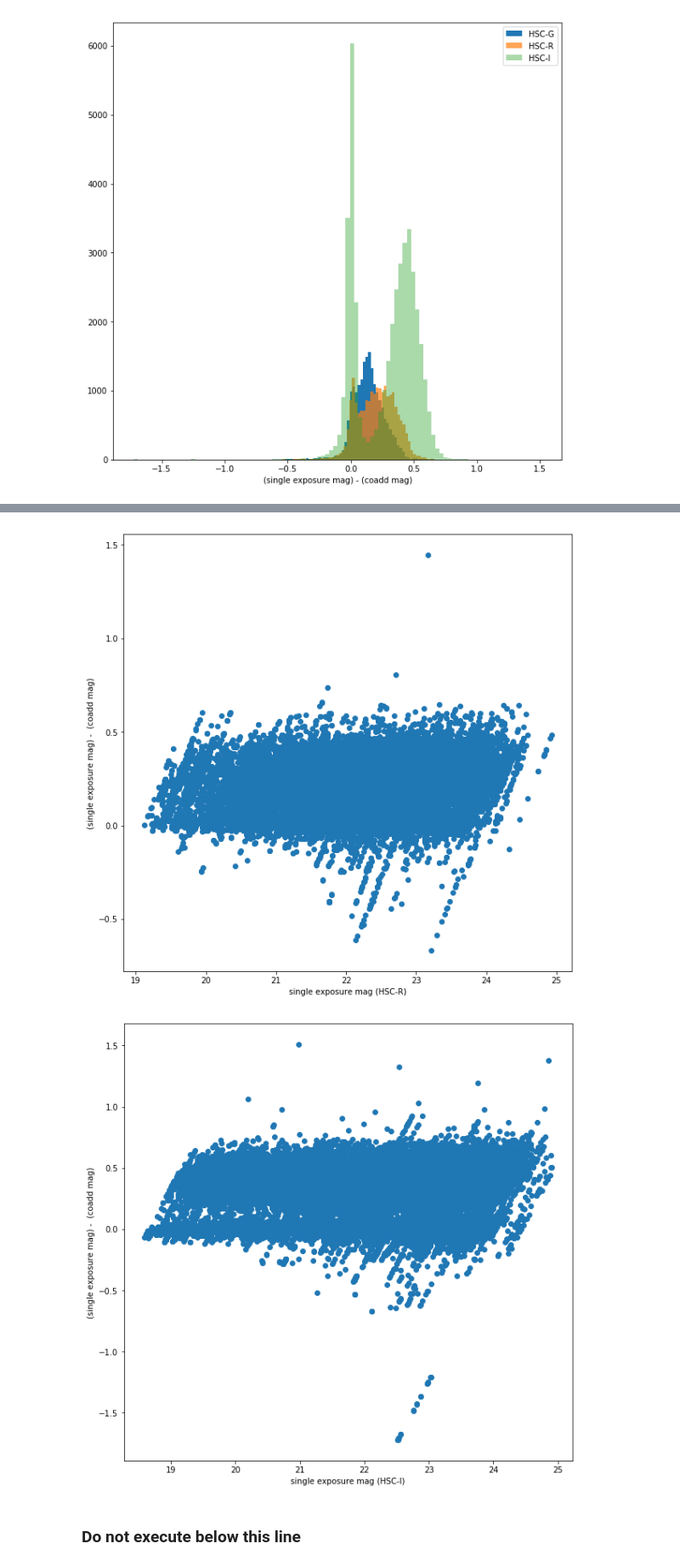
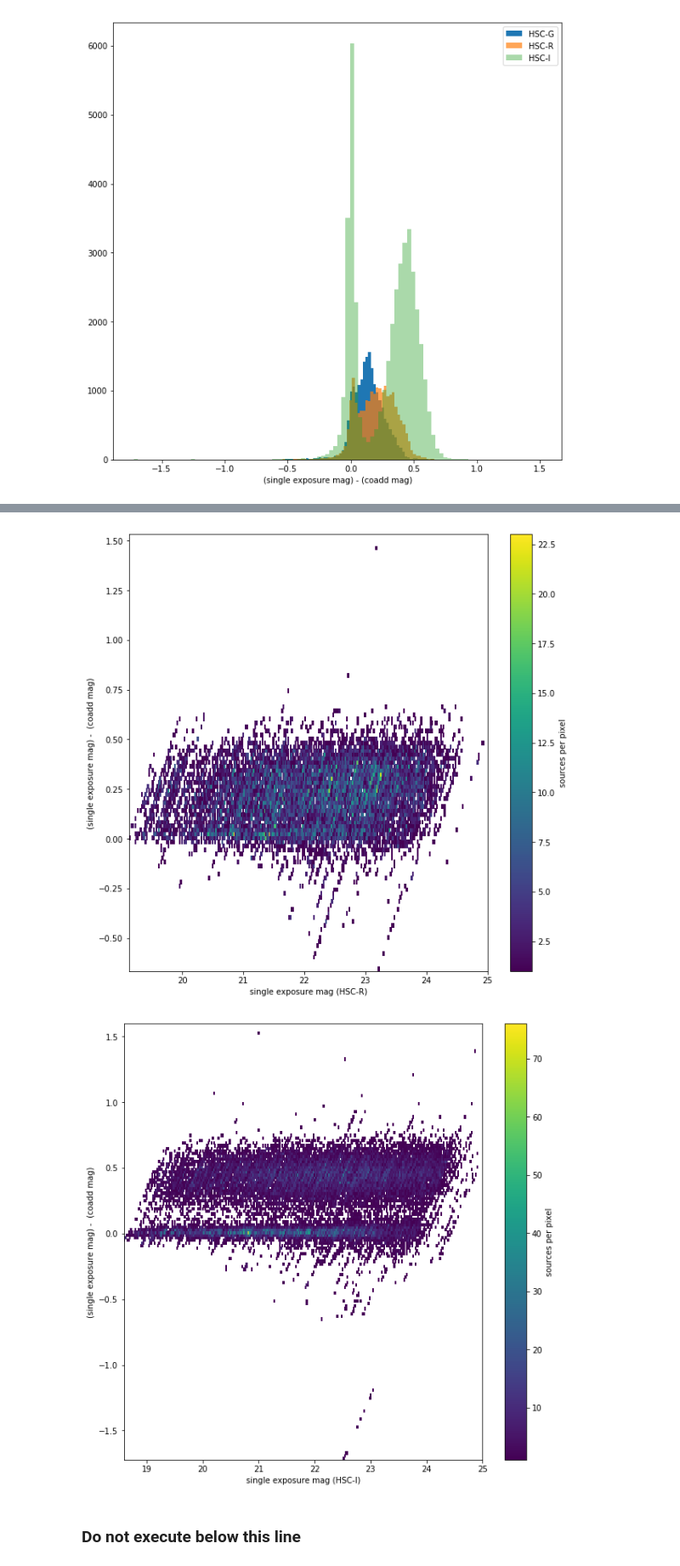
Before and after one commit to lsst-com/requirements_notebooks, a Jupyter notebook: TestCases/LVV-T389.ipynb, the cells around one changed output, grey strips where cells are left out. Shown: that part at 85% size. Cells and saved outputs as stored; diff of their text form; code cells hidden in the pictures.

Commit message:
do density plots instead of scatter plots

```diff
--- a/TestCases/LVV-T389.ipynb
+++ b/TestCases/LVV-T389.ipynb
@@ -490,9 +548,12 @@ for bp in [b'HSC-G', b'HSC-R', b'HSC-I', b'HSC-Z', b'HSC-Y']:
 for bp in [b'HSC-G', b'HSC-R', b'HSC-I']:
     plt.figure(figsize=(10,10))
     #plt.hist(deviation_from_coadd_mag[b'HSC-G'], bins=100)
-    plt.scatter(fit_dist_arr[bp], deviation_from_coadd_mag[bp])
+    #plt.scatter(fit_dist_arr[bp], deviation_from_coadd_mag[bp])
+    plot_color_mesh(fit_dist_arr[bp], deviation_from_coadd_mag[bp],
+                    0.001, 0.02)
     plt.xlabel('distance to coadd source (arcsec)')
     plt.ylabel('mag deviation from coadd mag (%s)' % bp.decode())
+    plt.xlim(fit_dist_arr[bp].min(),fit_dist_arr[bp].max())
     plt.show()
-    print(fit_dist_arr[bp].min())
+    print(fit_dist_arr[bp].max())
 # %% [output]
@@ -516,7 +577,9 @@ plt.show()
 # %%
 for bp in [b'HSC-G', b'HSC-R', b'HSC-I']:
     plt.figure(figsize=(10,10))
-    plt.scatter(single_mag_arr[bp], deviation_from_coadd_mag[bp])
+    #plt.scatter(single_mag_arr[bp], deviation_from_coadd_mag[bp])
+    plot_color_mesh(single_mag_arr[bp], deviation_from_coadd_mag[bp],
+                    0.02, 0.02)
     plt.xlabel('single exposure mag (%s)' % bp.decode())
     plt.ylabel('(single exposure mag) -  (coadd mag)')
 # %% [output]
@@ -524,5 +587,5 @@ for bp in [b'HSC-G', b'HSC-R', b'HSC-I']:
-[figure, old version]
+[figure, new version]
-[figure, old version]
+[figure, new version]
 # %%
 plt.figure(figsize=(10,10))
 plt.hist(fit_dist_valid, bins=100)
```
Also changed, not shown: parts of 3 cells of this notebook.
